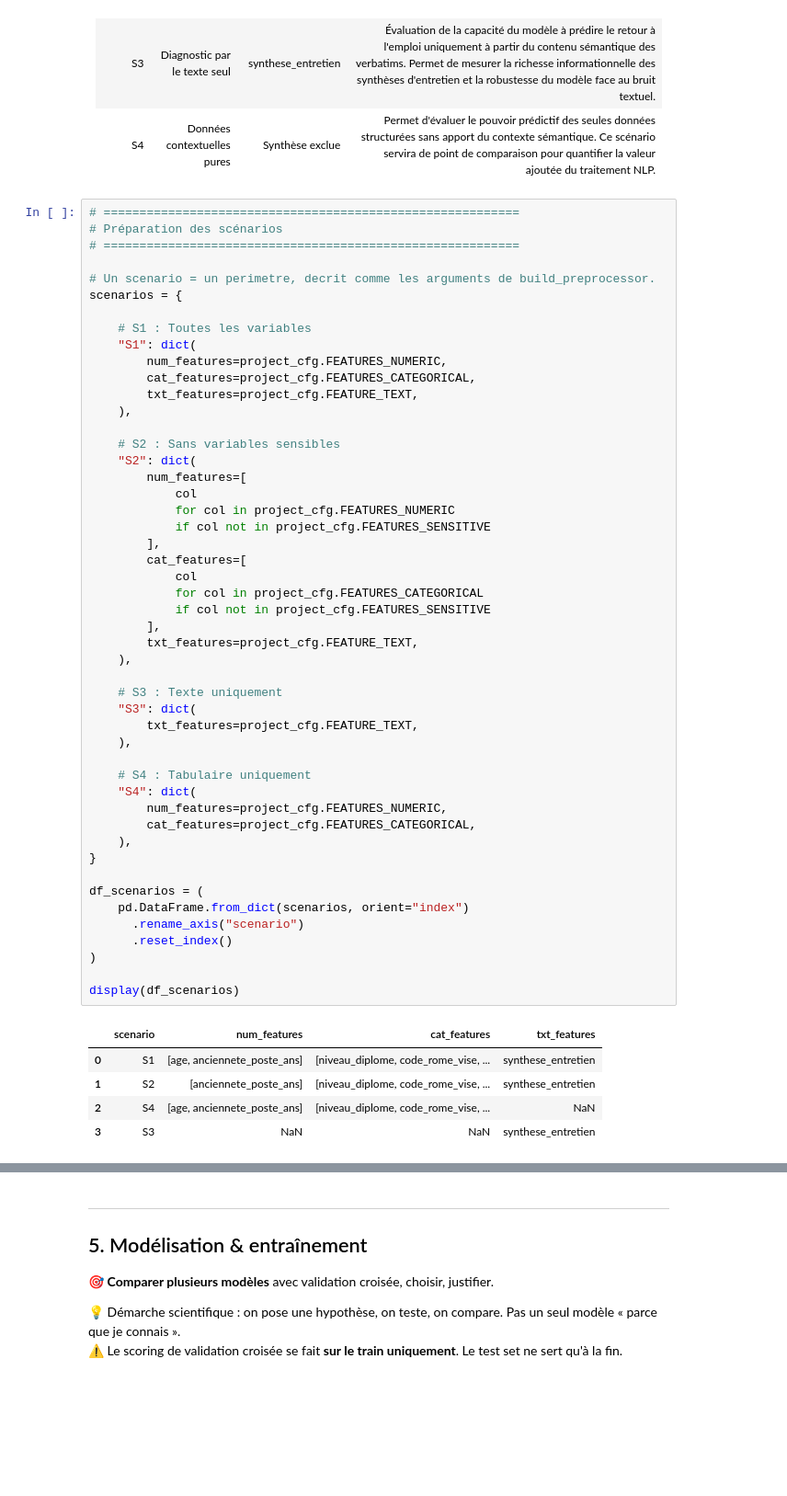
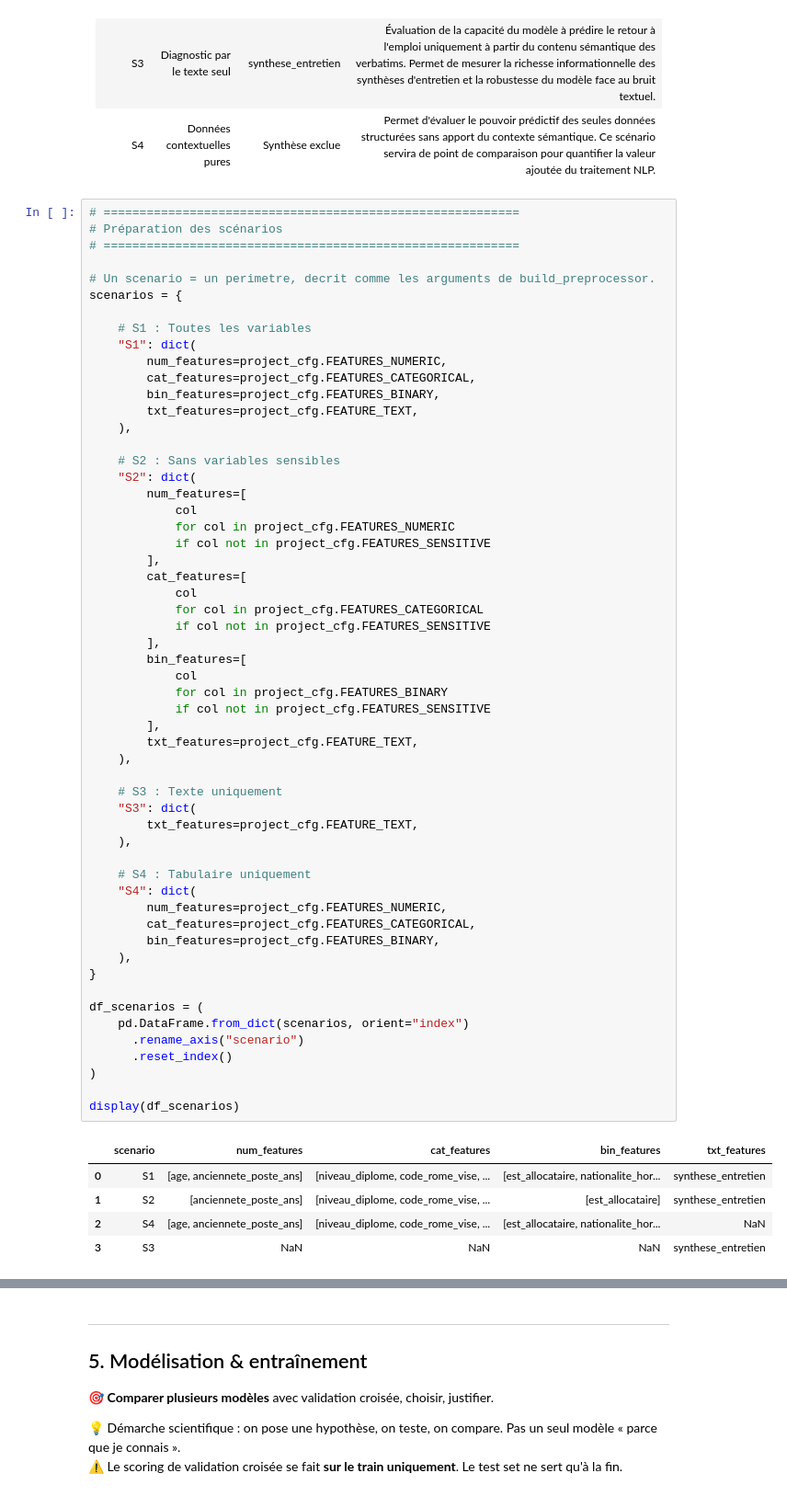
Before and after one commit to NicoH77/Atlas_CISIA_Exam_EmploymentPrediction, a Jupyter notebook: notebooks/Notebook-EmploymentPrediction.ipynb, the cells around one changed output, grey strips where cells are left out. Shown at 92% size. Saved outputs shown, nothing was run; the diff lists cells and outputs as text; blank space fills up the shorter version.

```diff
--- a/notebooks/Notebook-EmploymentPrediction.ipynb
+++ b/notebooks/Notebook-EmploymentPrediction.ipynb
@@ -1291,6 +1278,7 @@ scenarios = {
     "S1": dict(
         num_features=project_cfg.FEATURES_NUMERIC,
         cat_features=project_cfg.FEATURES_CATEGORICAL,
+        bin_features=project_cfg.FEATURES_BINARY,
         txt_features=project_cfg.FEATURE_TEXT,
     ),
 
@@ -1302,38 +1290,44 @@ scenarios = {
             if col not in project_cfg.FEATURES_SENSITIVE
         ],
         cat_features=[
             col
             for col in project_cfg.FEATURES_CATEGORICAL
             if col not in project_cfg.FEATURES_SENSITIVE
         ],
+        bin_features=[
+            col
+            for col in project_cfg.FEATURES_BINARY
+            if col not in project_cfg.FEATURES_SENSITIVE
+        ],
         txt_features=project_cfg.FEATURE_TEXT,
     ),
 
     # S3 : Texte uniquement
     "S3": dict(
         txt_features=project_cfg.FEATURE_TEXT,
     ),
 
     # S4 : Tabulaire uniquement
     "S4": dict(
         num_features=project_cfg.FEATURES_NUMERIC,
         cat_features=project_cfg.FEATURES_CATEGORICAL,
+        bin_features=project_cfg.FEATURES_BINARY,
     ),
 }
 
 df_scenarios = (
     pd.DataFrame.from_dict(scenarios, orient="index")
       .rename_axis("scenario")
       .reset_index()
 )
 
 display(df_scenarios)
 # %% [output]
-|  | scenario | num_features | cat_features | txt_features |
-| 0 | S1 | [age, anciennete_poste_ans] | [niveau_diplome, code_rome_vise, ... | synthese_entretien |
-| 1 | S2 | [anciennete_poste_ans] | [niveau_diplome, code_rome_vise, ... | synthese_entretien |
-| 2 | S4 | [age, anciennete_poste_ans] | [niveau_diplome, code_rome_vise, ... | NaN |
-| 3 | S3 | NaN | NaN | synthese_entretien |
+|  | scenario | num_features | cat_features | bin_features | txt_features |
+| 0 | S1 | [age, anciennete_poste_ans] | [niveau_diplome, code_rome_vise, ... | [est_allocataire, nationalite_hor... | synthese_entretien |
+| 1 | S2 | [anciennete_poste_ans] | [niveau_diplome, code_rome_vise, ... | [est_allocataire] | synthese_entretien |
+| 2 | S4 | [age, anciennete_poste_ans] | [niveau_diplome, code_rome_vise, ... | [est_allocataire, nationalite_hor... | NaN |
+| 3 | S3 | NaN | NaN | NaN | synthese_entretien |
 # %% [markdown]
 ### 4.5 📝 Synthèse préparation
 
```
Also changed, not shown: parts of 39 cells of this notebook.
